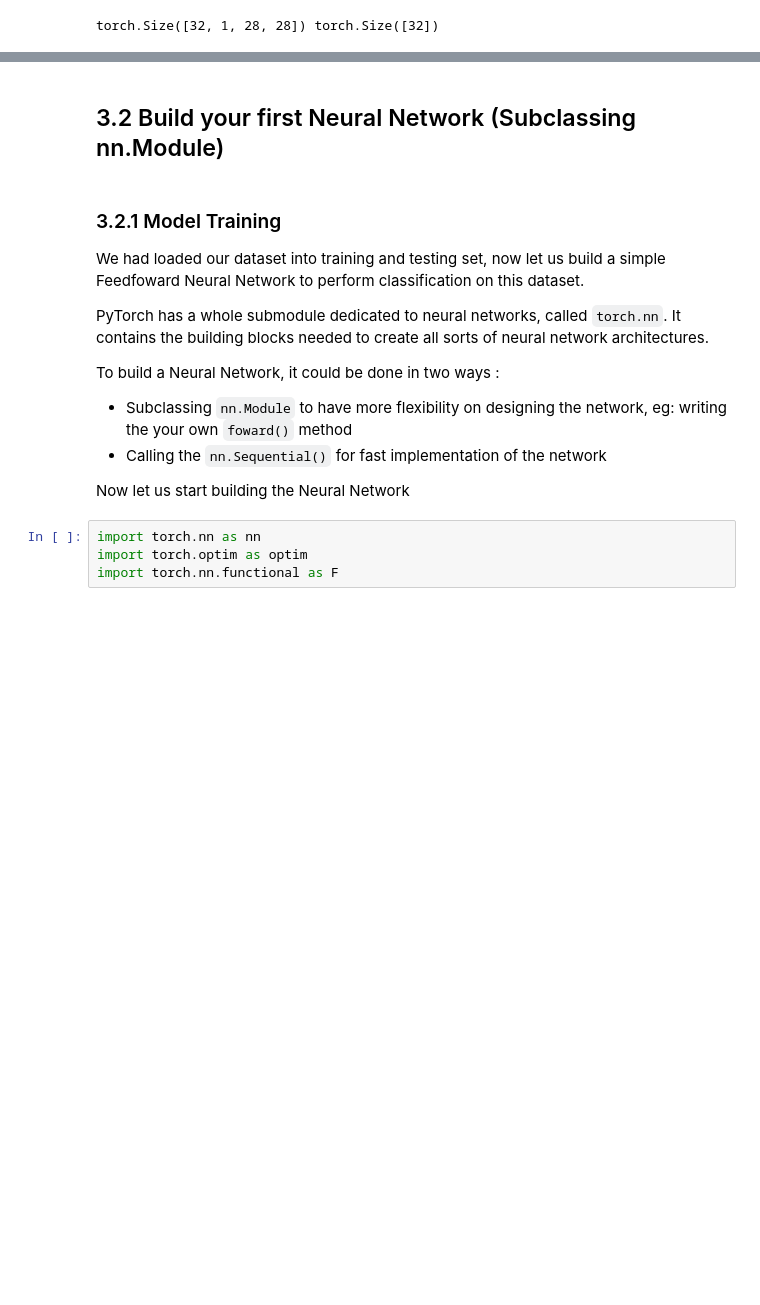
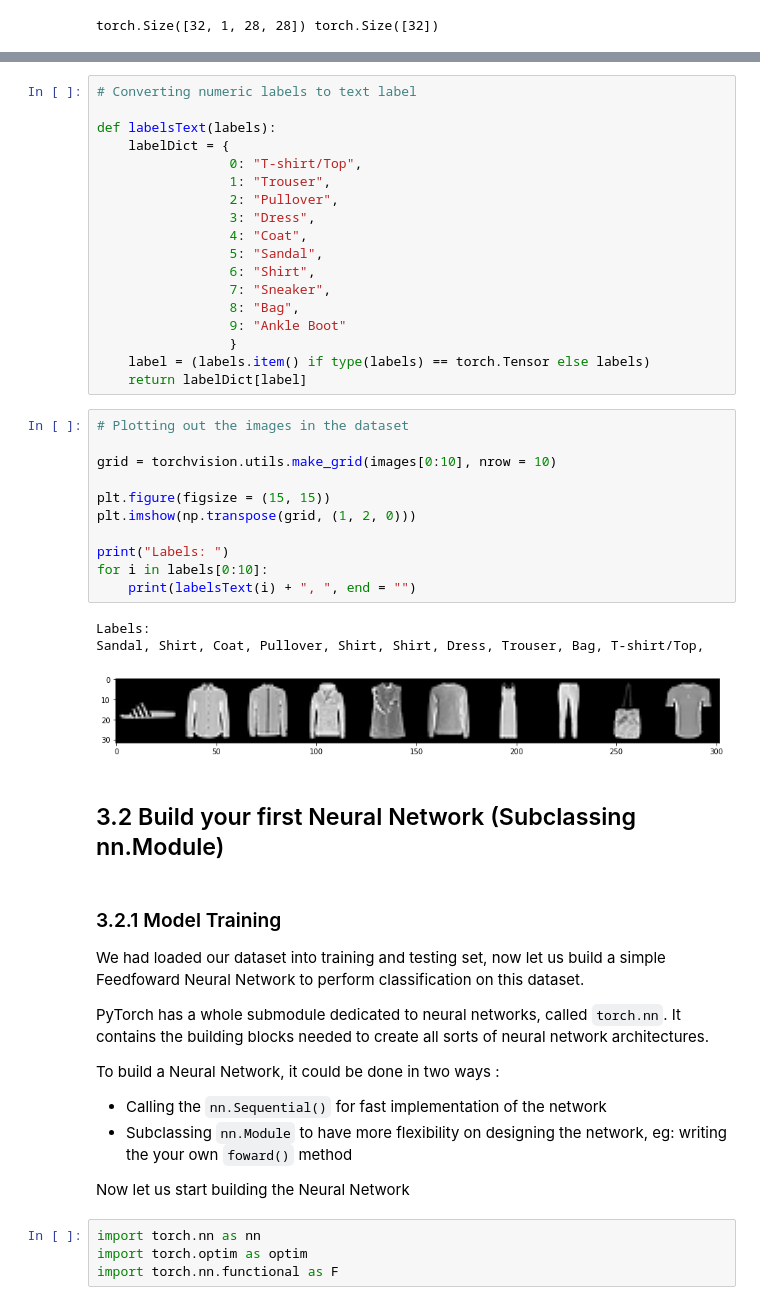
Before and after one commit to CertifaiAI/Intro_to_Pytorch, a Jupyter notebook: solution/Chapter 3 Neural Network.ipynb, the cells around one changed output, grey strips where cells are left out. Saved outputs shown, nothing was run; the diff lists cells and outputs as text; blank space fills up the shorter version.

```diff
--- a/solution/Chapter 3 Neural Network.ipynb
+++ b/solution/Chapter 3 Neural Network.ipynb
@@ -44,3 +63,36 @@ torch.Size([32, 1, 28, 28]) torch.Size([32])
+# %%
+# Converting numeric labels to text label
+
+def labelsText(labels):
+    labelDict = {
+                 0: "T-shirt/Top",
+                 1: "Trouser",
+                 2: "Pullover",
+                 3: "Dress",
+                 4: "Coat",
+                 5: "Sandal",
+                 6: "Shirt",
+                 7: "Sneaker",
+                 8: "Bag",
+                 9: "Ankle Boot"
+                 }
+    label = (labels.item() if type(labels) == torch.Tensor else labels)
+    return labelDict[label]
+# %%
+# Plotting out the images in the dataset
+
+grid = torchvision.utils.make_grid(images[0:10], nrow = 10)
+
+plt.figure(figsize = (15, 15))
+plt.imshow(np.transpose(grid, (1, 2, 0)))
+
+print("Labels: ")
+for i in labels[0:10]:
+    print(labelsText(i) + ", ", end = "")
+# %% [output]
+Labels:
+Sandal, Shirt, Coat, Pullover, Shirt, Shirt, Dress, Trouser, Bag, T-shirt/Top,
+[figure, added]
 # %% [markdown]
 ## 3.2 Build your first Neural Network (Subclassing nn.Module)
 # %% [markdown]
@@ -50,8 +102,9 @@ We had loaded our dataset into training and testing set, now let us build a simp
 PyTorch has a whole submodule dedicated to neural networks, called `torch.nn`. It contains the building blocks needed to create all sorts of neural network architectures.
 
 To build a Neural Network, it could be done in two ways :
+- Calling the `nn.Sequential()` for fast implementation of the network
 - Subclassing `nn.Module` to have more flexibility on designing the network, eg: writing the your own `foward()` method
-- Calling the `nn.Sequential()` for fast implementation of the network
+
 
 Now let us start building the Neural Network
 # %%
```
Also changed, not shown: parts of 21 cells of this notebook.
